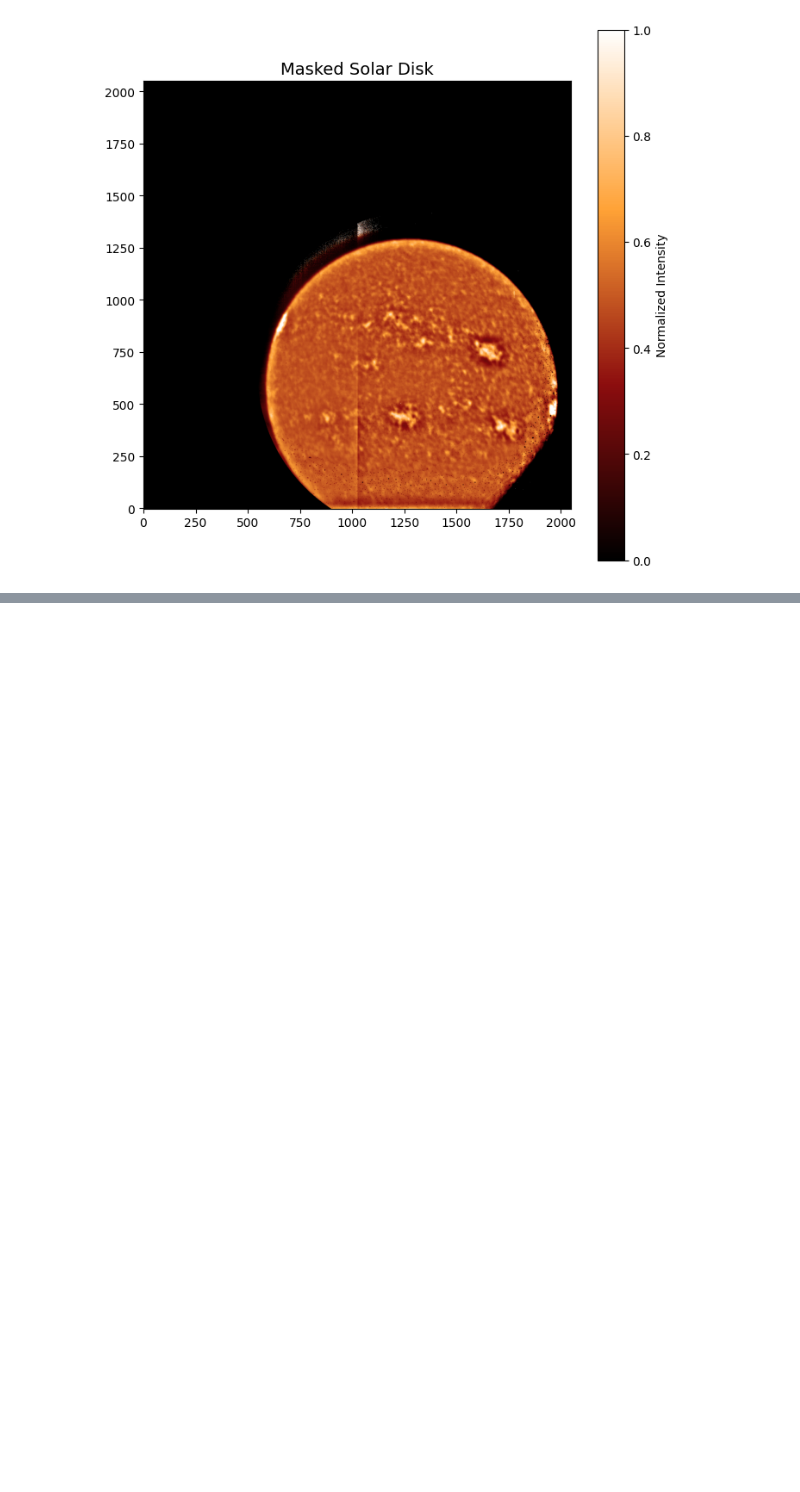
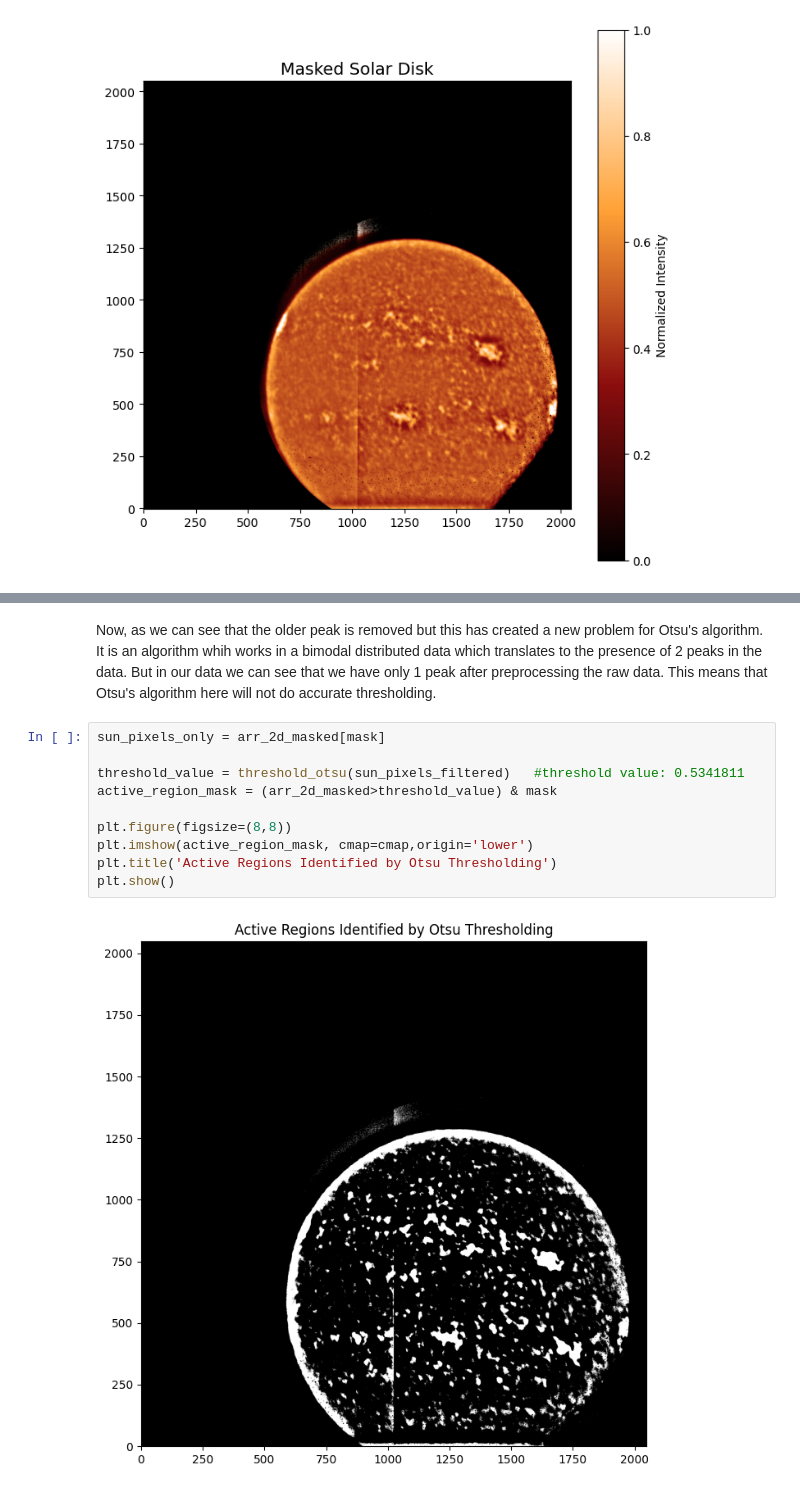
Before and after one commit to BhavyaPurohit9/ISA-Project, a Jupyter notebook: Part1_Project_clean.ipynb, the cells around one changed output, grey strips where cells are left out. Cells and saved outputs as stored; diff of their text form; blank space fills up the shorter version.

```diff
--- a/Part1_Project_clean.ipynb
+++ b/Part1_Project_clean.ipynb
@@ -146,0 +170,14 @@ plt.show()
+# %% [markdown]
+Now, as we can see that the older peak is removed but this has created a new problem for Otsu's algorithm. It is an algorithm whih works in a bimodal distributed data which translates to the presence of 2 peaks in the data. But in our data we can see that we have only 1 peak after preprocessing the raw data. This means that Otsu's algorithm here will not do accurate thresholding.
+# %%
+sun_pixels_only = arr_2d_masked[mask]
+
+threshold_value = threshold_otsu(sun_pixels_filtered)   #threshold value: 0.5341811
+active_region_mask = (arr_2d_masked>threshold_value) & mask
+
+plt.figure(figsize=(8,8))
+plt.imshow(active_region_mask, cmap=cmap,origin='lower')
+plt.title('Active Regions Identified by Otsu Thresholding')
+plt.show()
+# %% [output]
+[figure, added]
```
Also changed, not shown: parts of 27 cells of this notebook.
